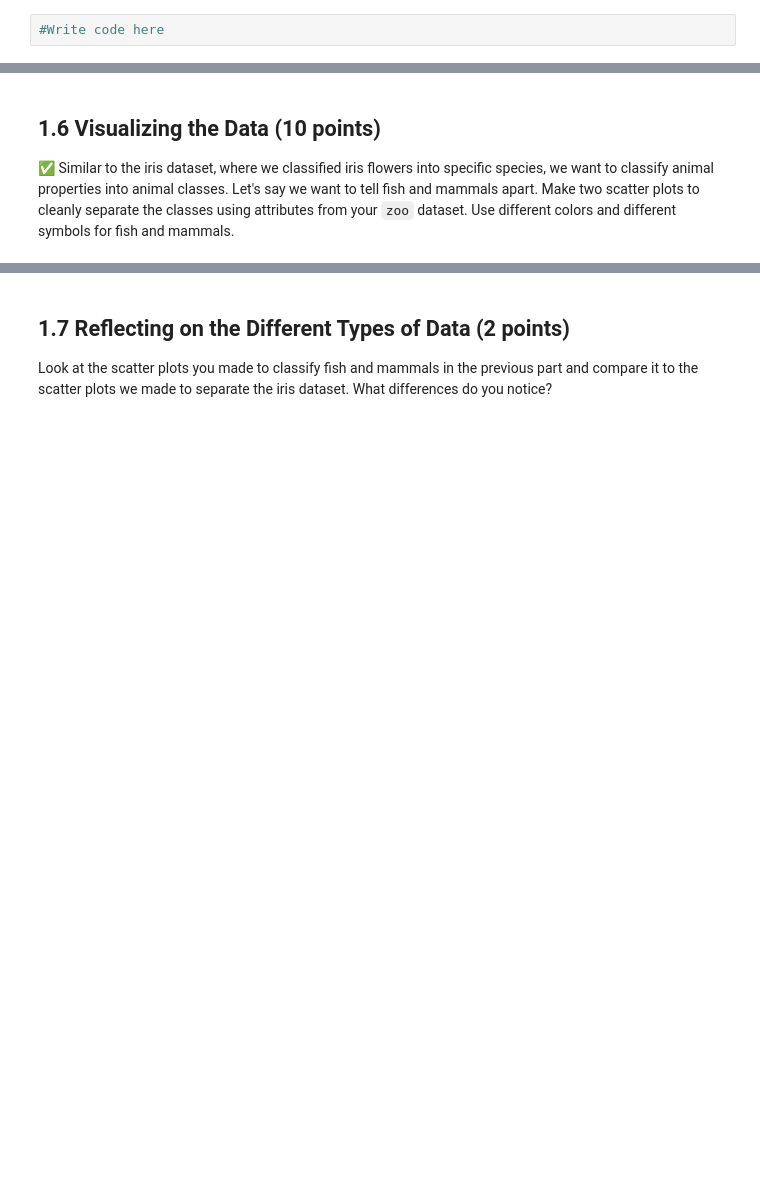
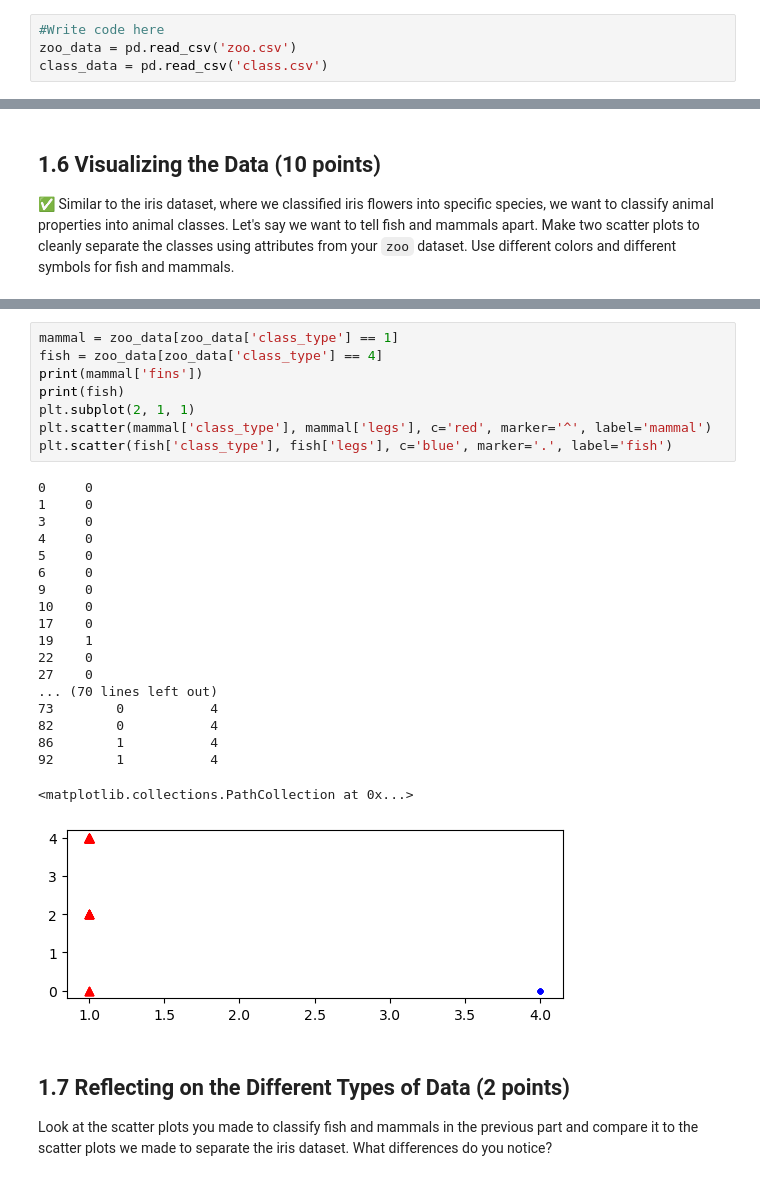
Before and after one commit to zuohanwe/CMSE202-s23-turnin, a Jupyter notebook: hw-02/zuohanwe-HW-02_PandasAndObjects-STUDENT.ipynb, the cells around one changed output, grey strips where cells are left out. Drawn from its saved outputs; the diff is of its cells as text; blank space fills up the shorter version.

```diff
--- a/hw-02/zuohanwe-HW-02_PandasAndObjects-STUDENT.ipynb
+++ b/hw-02/zuohanwe-HW-02_PandasAndObjects-STUDENT.ipynb
@@ -82,5 +98,7 @@ Look at both datasets (`class.csv`, `zoo.csv`). Describe the contents of both da
 # %%
 #Write code here
+zoo_data = pd.read_csv('zoo.csv')
+class_data = pd.read_csv('class.csv')
 # %% [markdown]
 ## Part 1.5 Counting Classes (2 Points).
 
@@ -96,3 +147,31 @@ Look back in the PCA/ICA and see how we used `groupby` to find the number of Iri
+# %%
+mammal = zoo_data[zoo_data['class_type'] == 1]
+fish = zoo_data[zoo_data['class_type'] == 4]
+print(mammal['fins'])
+print(fish)
+plt.subplot(2, 1, 1)
+plt.scatter(mammal['class_type'], mammal['legs'], c='red', marker='^', label='mammal')
+plt.scatter(fish['class_type'], fish['legs'], c='blue', marker='.', label='fish')
+# %% [output]
+0     0
+1     0
+3     0
+4     0
+5     0
+6     0
+9     0
+10    0
+17    0
+19    1
+22    0
+27    0
+... (70 lines left out)
+73        0           4
+82        0           4
+86        1           4
+92        1           4
+<matplotlib.collections.PathCollection at 0x...>
+[figure, added]
 # %% [markdown]
 ## 1.7 Reflecting on the Different Types of Data (2 points)
 
```
Also changed, not shown: parts of 9 cells of this notebook, 2 other files.
